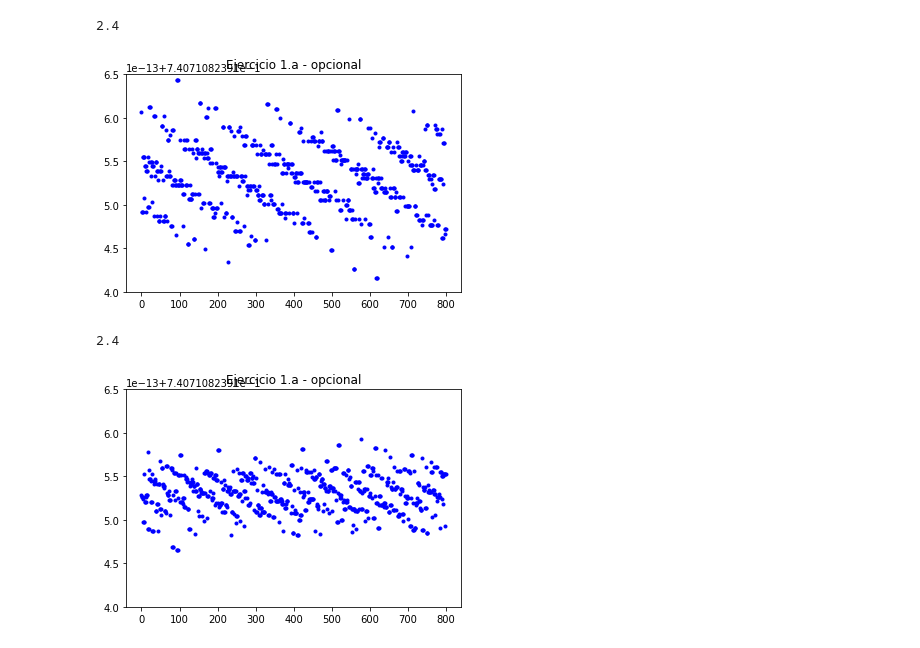
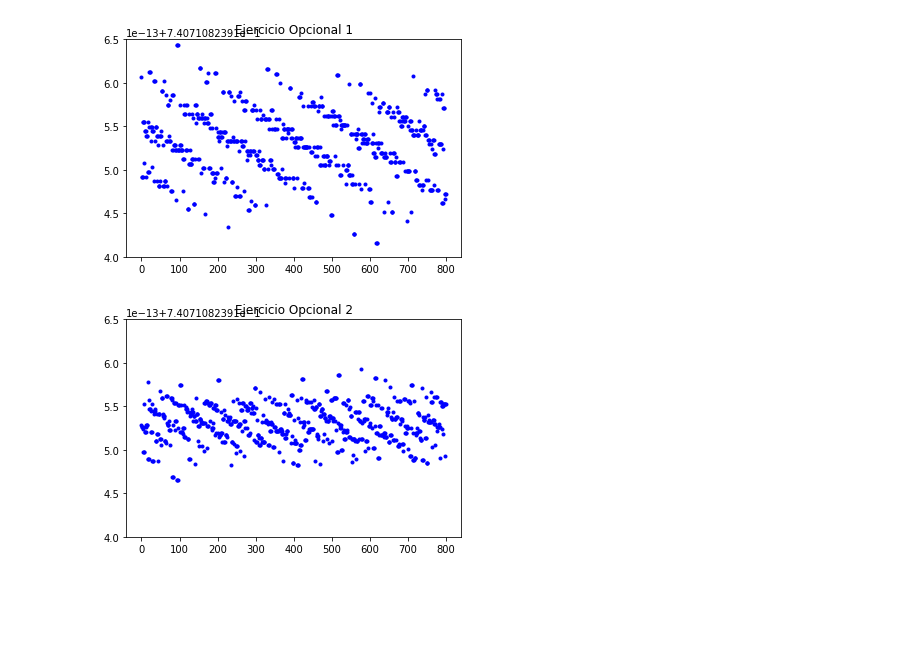
Before and after one commit to Ocete/mcd-cn, a Jupyter notebook: p1/CN-Práctica1.ipynb, the cells around one changed output. Cells and saved outputs as stored; diff of their text form; code cells hidden in the pictures; blank space fills up the shorter version.

```diff
--- a/p1/CN-Práctica1.ipynb
+++ b/p1/CN-Práctica1.ipynb
@@ -70,13 +101,11 @@ plot_func(f3, i_range, y_lims, title = "Ejercicio 1.c")
 # %%
 i_shift2 = 2.4
 y_lims2 = [.7407108239094, .74071082390965]
-plot_func(f1, i_range, y_lims2, i_shift2, "Ejercicio 1.a - opcional")
+plot_func(f1, i_range, y_lims2, i_shift2, "Ejercicio Opcional 1")
 # %% [output]
-2.4
-[figure, old version]
+[figure, new version]
 # %%
 
-plot_func(f2, i_range, y_lims2, i_shift2, "Ejercicio 1.a - opcional")
+plot_func(f2, i_range, y_lims2, i_shift2, "Ejercicio Opcional 2")
 # %% [output]
-2.4
-[figure, old version]
+[figure, new version]
```
Also changed, not shown: parts of 10 cells of this notebook.
